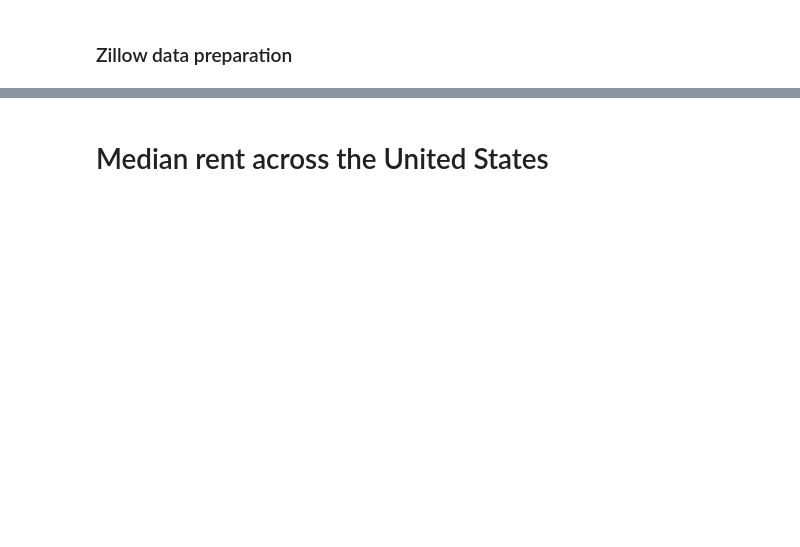
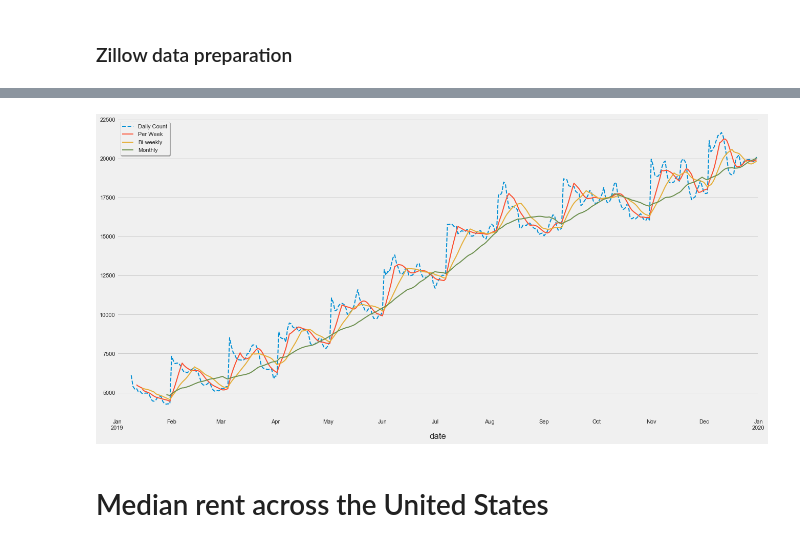
Before and after one commit to KishenSharma6/Airbnb-Analysis, a Jupyter notebook: Project Codes/05. Modeling/2020_0214_Calendar_TimeSeries.ipynb, the cells around one changed output, grey strips where cells are left out. Cells and saved outputs as stored; diff of their text form; code cells hidden in the pictures; blank space fills up the shorter version.

Commit message:
Visuals completed

```diff
--- a/Project Codes/05. Modeling/2020_0214_Calendar_TimeSeries.ipynb
+++ b/Project Codes/05. Modeling/2020_0214_Calendar_TimeSeries.ipynb
@@ -151,3 +113,0 @@ NameError: name 'last_year_daily' is not defined
-# %%
-rolling_mean=last_year_daily.rolling(window=7,min_periods=1).mean()
-rolling_mean = rolling_mean.rename(columns={'listings':'rolling_wk_avg'})
@@ -221,3 +114,34 @@ plt.legend(title='Legend', frameon = True, loc='upper left');
+# %%
+#Store count of booked evenings in Sf per night
+booked_nights = calendar[calendar['available'] == 0].groupby(['date'])['available'].count()
+
+weekly_mean=booked_nights.rolling(window=7,min_periods=7).mean()
+
+biweekly=booked_nights.rolling(window=14,min_periods=7).mean()
+monthly=booked_nights.rolling(window=30,min_periods=21).mean()
+
+#Set plot
+fig, ax = plt.subplots(figsize=(20,10))
+
+#Set 538 plot style
+plt.style.use('fivethirtyeight')
+
+#PLot count of booked nights per evening
+booked_nights.plot(label = 'Daily Count',kind = 'line',style='--', linewidth=2,)
+
+
+
+#Plot rolling average per week
+rolling_mean.plot(label = 'Per Week',linewidth=2)
+biweekly.plot(label = 'Bi-weekly',linewidth=2)
+monthly.plot(label = 'Monthly',linewidth=2)
+
+#Set plot aesthetics
+ax.legend(fancybox = True, frameon=True, shadow = True)
+ax.set_xlim(['2019', '2020'])
+ax.grid(False, axis = 'x')
+# %% [output]
+[figure, added]
 # %% [markdown]
 # Median rent across the United States
 # %%
```
Also changed, not shown: parts of 45 cells of this notebook.
